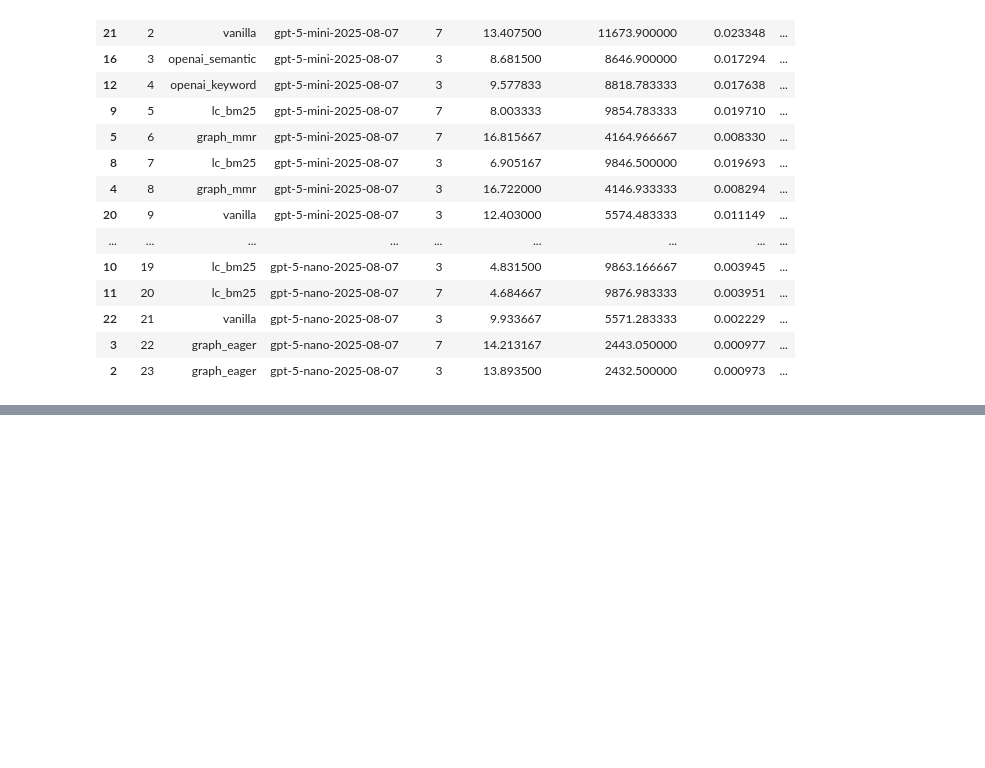
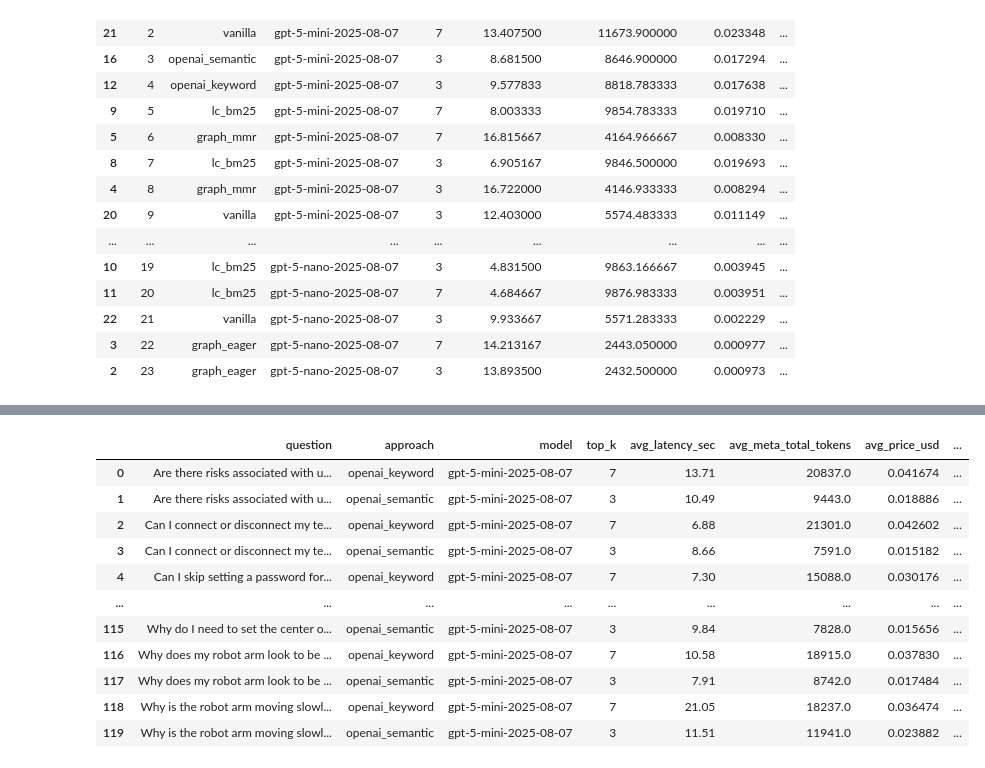
Before and after one commit to fryan2503/safety_rag_evaluation, a Jupyter notebook: code/notebooks/analysis.ipynb, the cells around one changed output, grey strips where cells are left out. Drawn from its saved outputs; the diff is of its cells as text; code cells hidden in the pictures; blank space fills up the shorter version.

```diff
--- a/code/notebooks/analysis.ipynb
+++ b/code/notebooks/analysis.ipynb
@@ -554,3 +554,74 @@ Ranked by Combined Correctness+Helpfulness+Price+Latency Score:
 | 22 | 21 | vanilla | gpt-5-nano-2025-08-07 | 3 | 9.933667 | 5571.283333 | 0.002229 | ... |
 | 3 | 22 | graph_eager | gpt-5-nano-2025-08-07 | 7 | 14.213167 | 2443.050000 | 0.000977 | ... |
 | 2 | 23 | graph_eager | gpt-5-nano-2025-08-07 | 3 | 13.893500 | 2432.500000 | 0.000973 | ... |
+# %%
+
+combo_1 = {
+    "approach": "openai_keyword",
+    "model": "gpt-5-mini-2025-08-07",
+    "top_k": 7,
+}
+combo_2 = {
+    "approach": "openai_semantic",
+    "model": "gpt-5-mini-2025-08-07",
+    "top_k": 3,
+}
+
+compare_df = df[
+    ((df["approach"] == combo_1["approach"]) &
+     (df["model"] == combo_1["model"]) &
+     (df["top_k"] == combo_1["top_k"])) |
+    ((df["approach"] == combo_2["approach"]) &
+     (df["model"] == combo_2["model"]) &
+     (df["top_k"] == combo_2["top_k"]))
+]
+
+print(f"Subset shape: {compare_df.shape}")
+print(compare_df[["approach", "model", "top_k"]].drop_duplicates())
+
+question_compare_df = (
+    compare_df.groupby(["question", "approach", "model", "top_k"])
+    .agg(
+        avg_cosine=("cosine", "mean"),
+        avg_rougeL=("rougeL", "mean"),
+        avg_bleu=("bleu", "mean"),
+        avg_price_usd=("price_usd", "mean"),
+        avg_latency_sec=("total_elapsed_time_sec", "mean"),
+        avg_meta_total_tokens=("meta_total_tokens", "mean"),
+        true_correctness_count=("judge_answer_correctness_vs_ref", "sum"),
+        total_correctness_count=("judge_answer_correctness_vs_ref", "count"),
+        true_helpfulness_count=("judge_answer_helpfulness", "sum"),
+        total_helpfulness_count=("judge_answer_helpfulness", "count"),
+    )
+    .reset_index()
+)
+
+# Derived percentages
+question_compare_df["pct_correctness_true"] = (
+    question_compare_df["true_correctness_count"]
+    / question_compare_df["total_correctness_count"] * 100
+)
+question_compare_df["pct_helpfulness_true"] = (
+    question_compare_df["true_helpfulness_count"]
+    / question_compare_df["total_helpfulness_count"] * 100
+)
+
+print("\nQuestion-level results for selected configurations:")
+display(
+    question_compare_df[[
+        "question",
+        "approach",
+        "model",
+        "top_k",
+        "avg_latency_sec",
+        "avg_meta_total_tokens",
+        "avg_price_usd",
+        "pct_correctness_true",
+        "pct_helpfulness_true",
+        "avg_cosine",
+        "avg_rougeL",
+        "avg_bleu",
+    ]]
+    .sort_values(["question", "approach"])
+)
+# %% [output]
@@ -556,0 +634,12 @@ Ranked by Combined Correctness+Helpfulness+Price+Latency Score:
+|  | question | approach | model | top_k | avg_latency_sec | avg_meta_total_tokens | avg_price_usd | ... |
+| 0 | Are there risks associated with u... | openai_keyword | gpt-5-mini-2025-08-07 | 7 | 13.71 | 20837.0 | 0.041674 | ... |
+| 1 | Are there risks associated with u... | openai_semantic | gpt-5-mini-2025-08-07 | 3 | 10.49 | 9443.0 | 0.018886 | ... |
+| 2 | Can I connect or disconnect my te... | openai_keyword | gpt-5-mini-2025-08-07 | 7 | 6.88 | 21301.0 | 0.042602 | ... |
+| 3 | Can I connect or disconnect my te... | openai_semantic | gpt-5-mini-2025-08-07 | 3 | 8.66 | 7591.0 | 0.015182 | ... |
+| 4 | Can I skip setting a password for... | openai_keyword | gpt-5-mini-2025-08-07 | 7 | 7.30 | 15088.0 | 0.030176 | ... |
+| ... | ... | ... | ... | ... | ... | ... | ... | ... |
+| 115 | Why do I need to set the center o... | openai_semantic | gpt-5-mini-2025-08-07 | 3 | 9.84 | 7828.0 | 0.015656 | ... |
+| 116 | Why does my robot arm look to be ... | openai_keyword | gpt-5-mini-2025-08-07 | 7 | 10.58 | 18915.0 | 0.037830 | ... |
+| 117 | Why does my robot arm look to be ... | openai_semantic | gpt-5-mini-2025-08-07 | 3 | 7.91 | 8742.0 | 0.017484 | ... |
+| 118 | Why is the robot arm moving slowl... | openai_keyword | gpt-5-mini-2025-08-07 | 7 | 21.05 | 18237.0 | 0.036474 | ... |
+| 119 | Why is the robot arm moving slowl... | openai_semantic | gpt-5-mini-2025-08-07 | 3 | 11.51 | 11941.0 | 0.023882 | ... |
```
Also changed, not shown: parts of 8 cells of this notebook.
